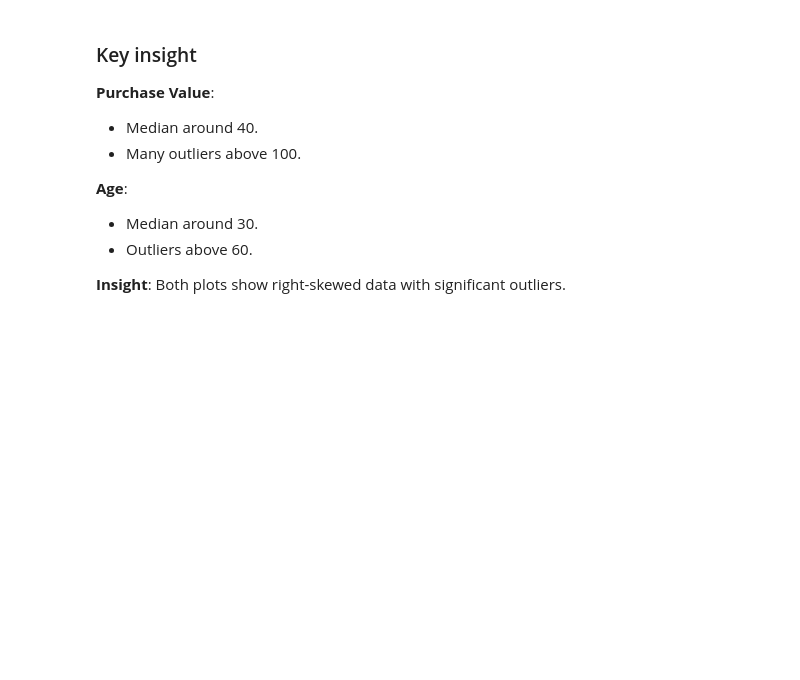
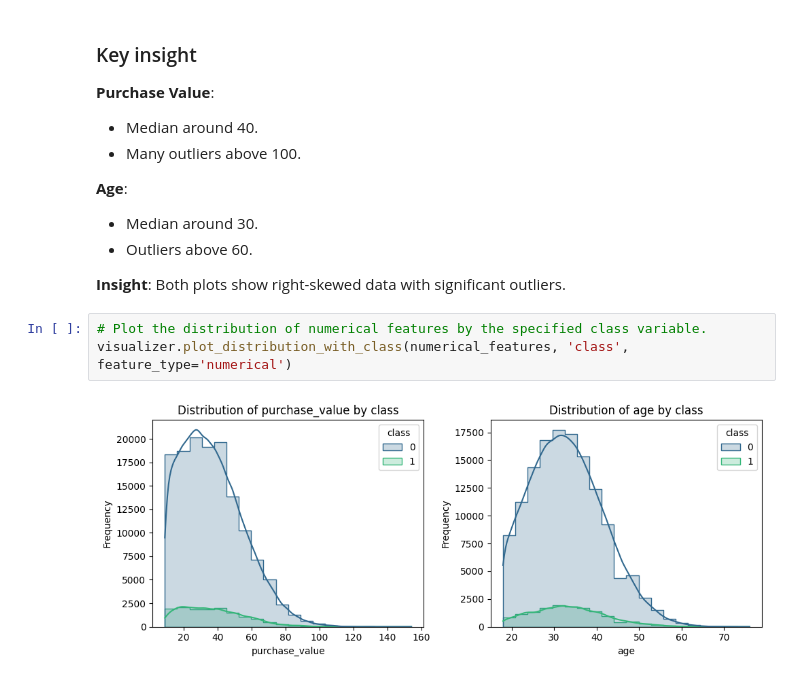
Before and after one commit to GetieBalew24/adey-ecommerce-banking-fraud-detection, a Jupyter notebook: notebooks/EDA_and_preprocessing.ipynb, the cells around one changed output. Saved outputs shown, nothing was run; the diff lists cells and outputs as text; blank space fills up the shorter version.

```diff
--- a/notebooks/EDA_and_preprocessing.ipynb
+++ b/notebooks/EDA_and_preprocessing.ipynb
@@ -197,3 +197,8 @@ visualizer.plot_box_plot(numerical_features)
 - Outliers above 60.
 
 **Insight**: Both plots show right-skewed data with significant outliers.
+# %%
+# Plot the distribution of numerical features by the specified class variable.
+visualizer.plot_distribution_with_class(numerical_features, 'class', feature_type='numerical')
+# %% [output]
+[figure, added]
```
Also changed, not shown: parts of 12 cells of this notebook, 1 other file.
